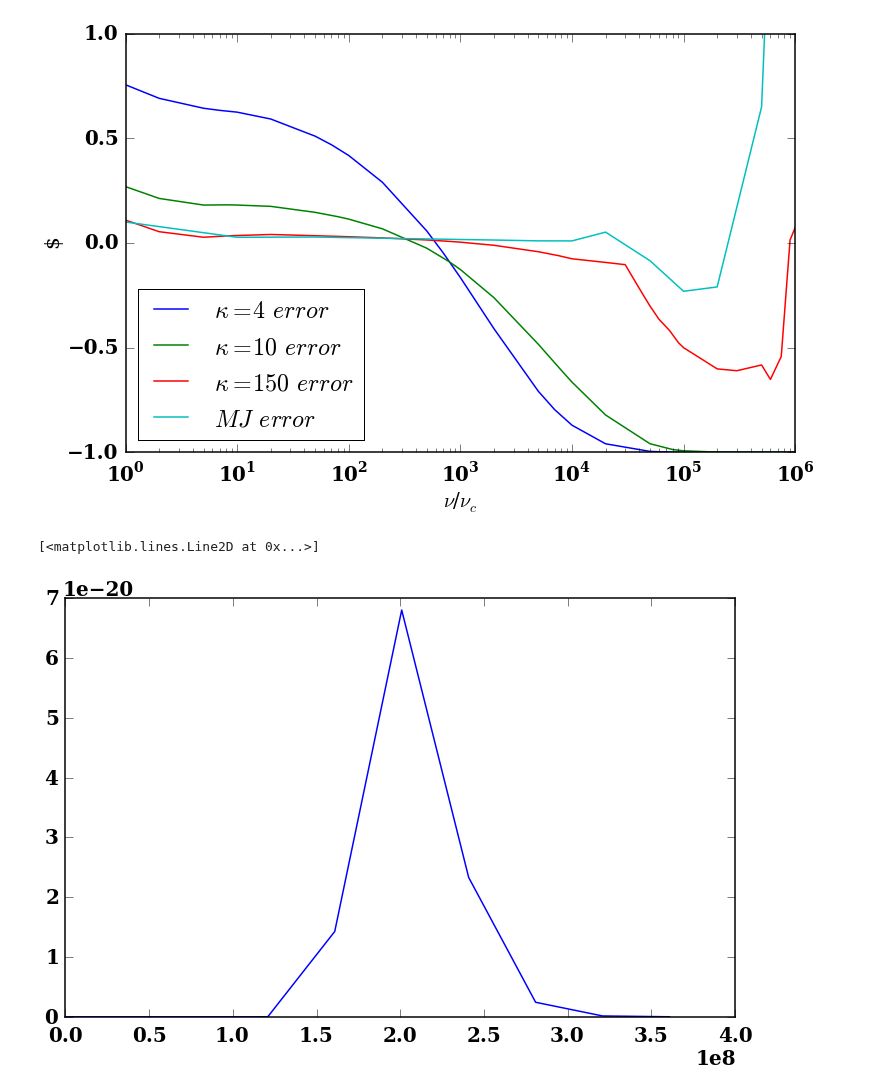
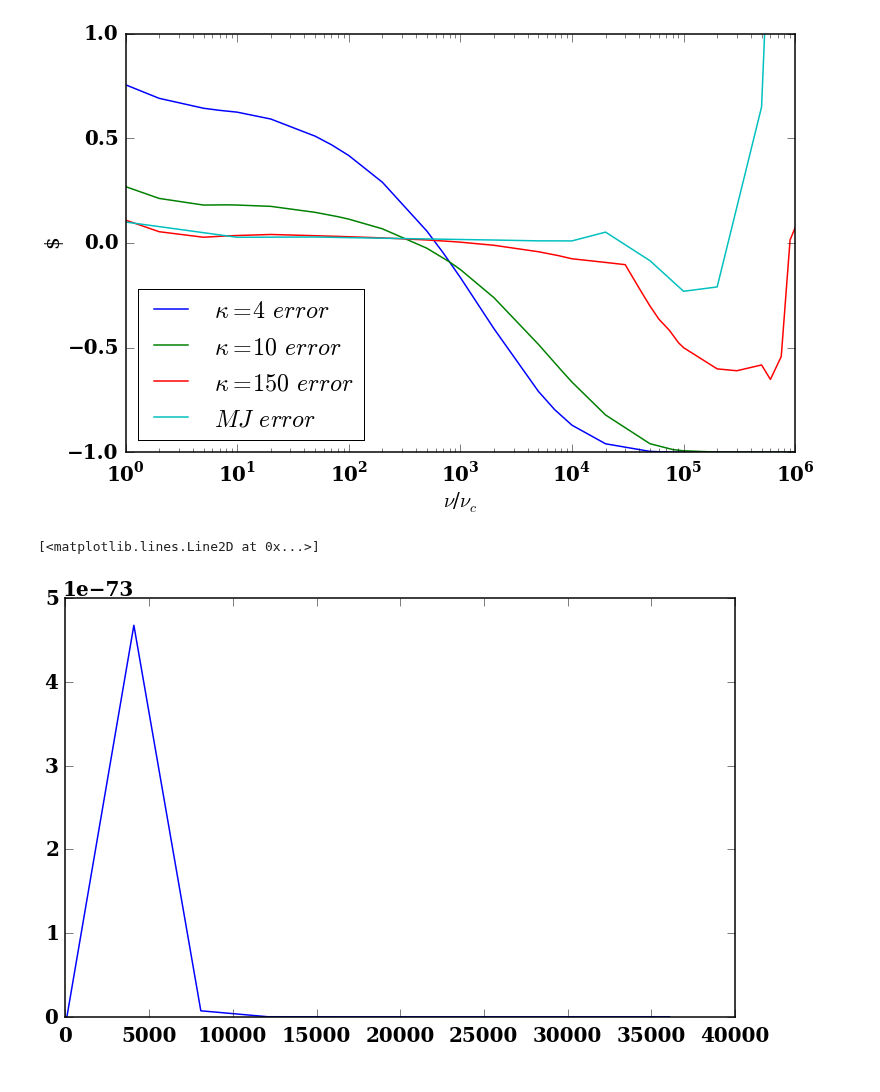
Before and after one commit to ZhaoweiZ/kappa_summer, a Jupyter notebook: kappa_dist.ipynb, the cells around one changed output. Saved outputs shown, nothing was run; the diff lists cells and outputs as text; code cells hidden in the pictures.

```diff
--- a/kappa_dist.ipynb
+++ b/kappa_dist.ipynb
@@ -361,20 +359,20 @@ pl.show()
 # %%
 x_value = []
 y_value = []
 
-n_max_here = 400000000
+n_max_here = 40000
 
 step = int((int(n_max_here))/10.)
 
 
 for i in xrange(int(n_dn + 1.), int(n_dn + 1. + n_max_here), step):
     x_value = x_value + [i]
     y_value = y_value + [jnu_n_integral_62_one(i)]
 
 #    print int(n_dn + 1.), x_value
 pl.plot(x_value, y_value)
 #print x_value, int(n_dn+1)
 #pl.xlim([0,4000])
 # %% [output]
 [<matplotlib.lines.Line2D at 0x...>]
-[figure, old version]
+[figure, new version]
```
Also changed, not shown: parts of 3 cells of this notebook, 5 other files.
